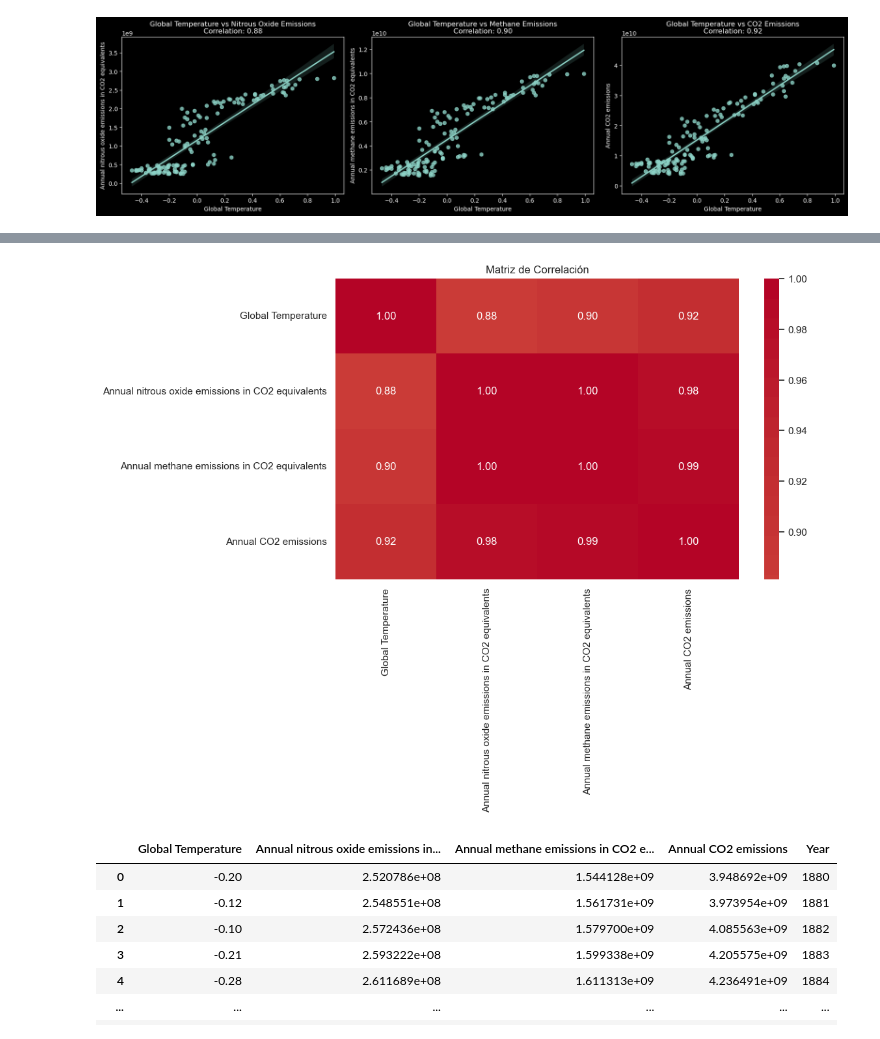
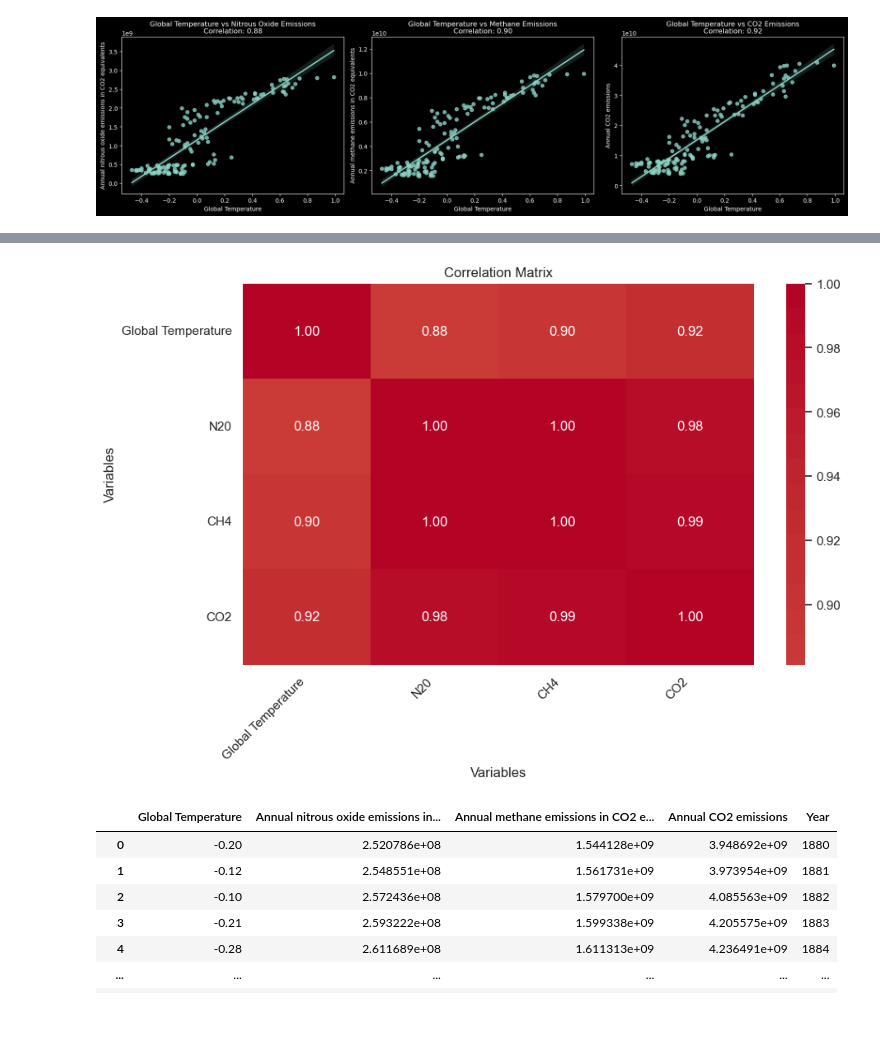
Before and after one commit to fionaabad/Climate-Change, a Jupyter notebook: greenhouse_ipynb/gh.ipynb, the cells around one changed output, grey strips where cells are left out. Saved outputs shown, nothing was run; the diff lists cells and outputs as text; code cells hidden in the pictures.

```diff
--- a/greenhouse_ipynb/gh.ipynb
+++ b/greenhouse_ipynb/gh.ipynb
@@ -295,18 +295,22 @@ correlation_df = pd.DataFrame(correlation_data)
 # %%
 # Calcular la matriz de correlación
 correlation_matrix = gas.corr()
 
 # Establecer estilo
 import seaborn as sns
 sns.set(style="white")
 
 # Generar el mapa de calor
 plt.figure(figsize=(10, 6))
 sns.heatmap(correlation_matrix, annot=True, cmap="coolwarm", center=0, fmt=".2f")
-plt.title("Matriz de Correlación")
+plt.title("Correlation Matrix")
+plt.xlabel("Variables")
+plt.ylabel("Variables")
+plt.xticks([0.5, 1.5, 2.5, 3.5], ['Global Temperature', 'N20', 'CH4', 'CO2'], rotation=45, ha='right')
+plt.yticks([0.5, 1.5, 2.5, 3.5], ['Global Temperature', 'N20', 'CH4', 'CO2'])
 plt.show()
 # %% [output]
-[figure, old version]
+[figure, new version]
 # %%
 gases = merged_df[['Global Temperature','Annual nitrous oxide emissions in CO2 equivalents', 'Annual methane emissions in CO2 equivalents', 'Annual CO2 emissions', 'Year']]
 gases
```
Also changed, not shown: parts of 2 cells of this notebook, 3 other files.
